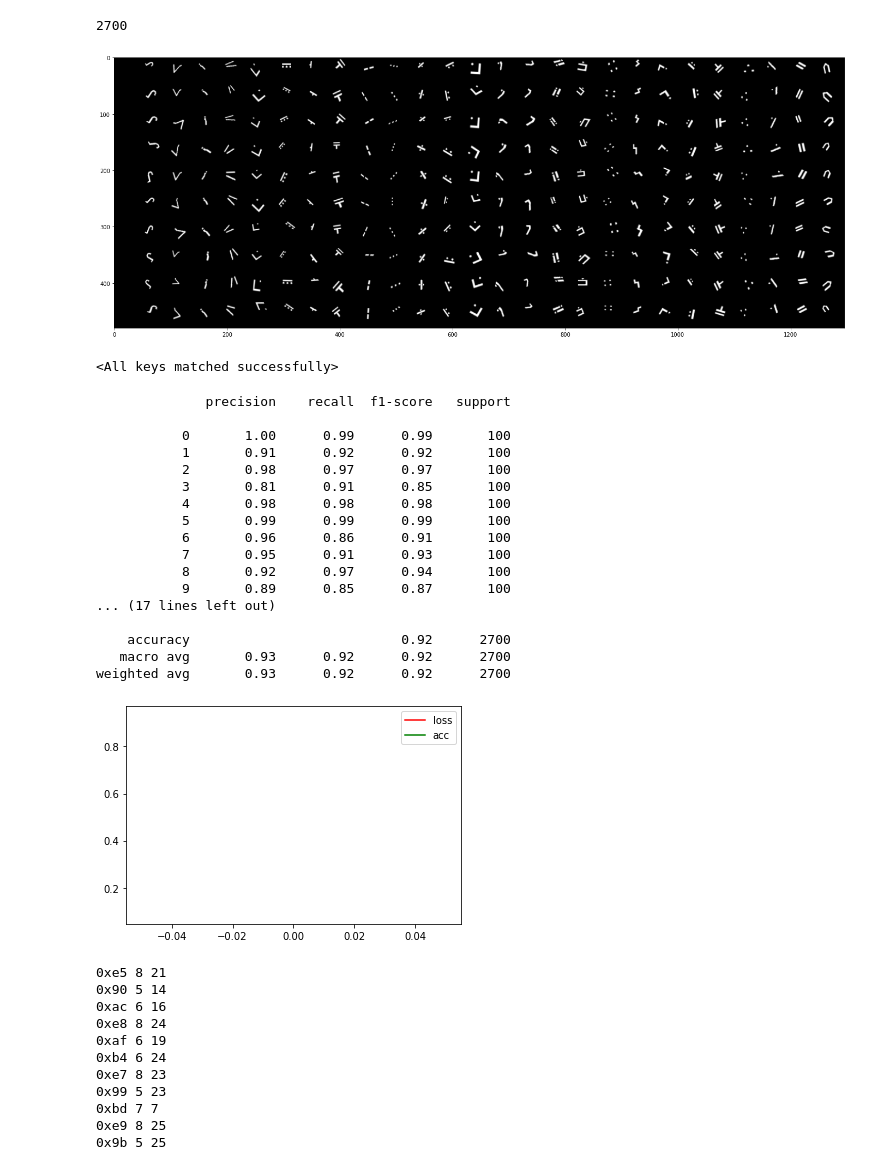
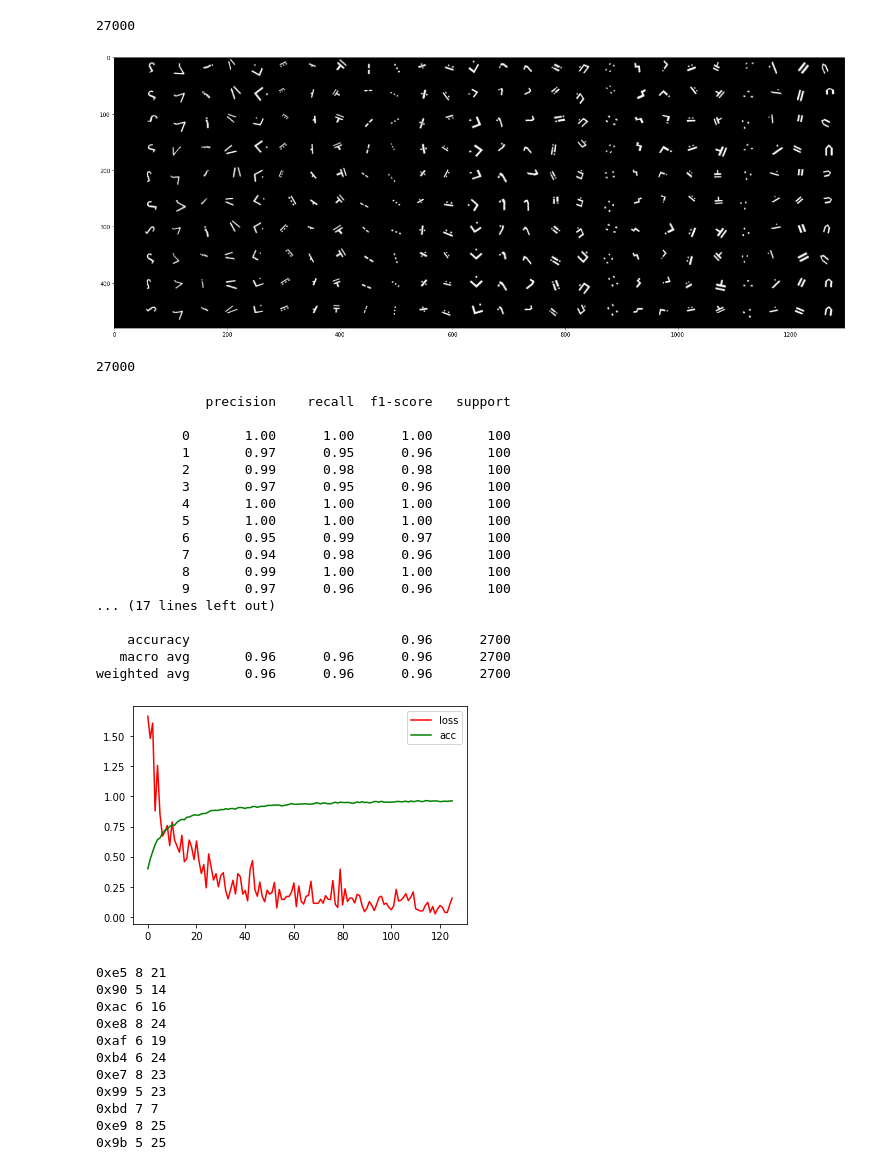
Before and after one commit to yuchouxuan/study, a Jupyter notebook: aistudy/外星语.ipynb, the cells around one changed output. Cells and saved outputs as stored; diff of their text form; code cells hidden in the pictures.

```diff
--- a/aistudy/外星语.ipynb
+++ b/aistudy/外星语.ipynb
@@ -38,7 +38,7 @@ for i in range(26):
 
 t_x=[]
 t_y=[]
-for i in tdm.trange(100):
+for i in tdm.trange(1000):
     for j in imgorg:
         t_x.append(pic_r(imgorg[j]))
         t_y.append(j)
@@ -52,7 +52,7 @@ for i in tdm.trange(100):
 
 len(t_x)
 # %% [output]
-2700
+27000
 # %%
 imgs=torch.tensor(t_x[:27*10])
 grid = utils.make_grid(imgs,27,padding=0)
@@ -62,16 +62,17 @@ plt.figure(figsize=(24,24))
 plt.imshow(grid2)
 plt.show()
 # %% [output]
-[figure, old version]
+[figure, new version]
 # %%
+b_size=32
 import torch.nn.functional as F
 class CNN(nn.Module):
     def __init__(self):
         super(CNN,self).__init__()
-        self.conv1 = nn.Conv2d(3,8,kernel_size=3,stride=1,padding=1)
+        self.conv1 = nn.Conv2d(3,b_size,kernel_size=3,stride=1,padding=1)
         self.pool = nn.MaxPool2d(2,2)
 
-        self.conv2 = nn.Conv2d(8,64,kernel_size=3,stride=1,padding=1)
+        self.conv2 = nn.Conv2d(b_size,64,kernel_size=3,stride=1,padding=1)
         self.fh0 = nn.Linear(9216,1024*3)#两个池化，
 #         self.fh1 = nn.Linear(1024*3,1024)
         self.fh2 = nn.Linear(1024*3,256)
@@ -99,9 +100,7 @@ def draw_train_process(title,iters,costs,accs,label_cost,lable_acc):
 # %%
 net = CNN()
 
-net.load_state_dict(torch.load('c:/CTF/ctfshow_mr.ai'))
+# net.load_state_dict(torch.load('c:/CTF/ctfshow_mr.ai'))
-# %% [output]
-<All keys matched successfully>
 # %%
 t_x = torch.tensor(np.array(t_x), dtype=torch.float)
 t_y= torch.tensor(np.array(t_y), dtype=torch.long)
@@ -111,6 +110,8 @@ p_y= torch.tensor(np.array(p_y), dtype=torch.long)
 len(t_x)
 # q_x = torch.tensor(np.array(q_x), dtype=torch.float)
 # q_y= torch.tensor(np.array(q_y), dtype=torch.long)
+# %% [output]
+27000
 # %%
 import datetime as dt
 import tqdm.notebook as tqnb
@@ -130,55 +131,58 @@ criterion = nn.CrossEntropyLoss()
 optimizer = optim.Adagrad(net.parameters(), lr=0.001)
 #optimizer = optim.SGD(net.parameters(), lr=0.01, momentum=0.9)
 #optimizer = torch.optim.Adam(net.parameters(),lr=0.001)#Adam优化方法比较时髦
-b_size=8
-roundx=1
+
+roundx=30
 pbar = tqnb.tqdm(total=len(t_x)//b_size*roundx)
 error=[]
 zql=[]
+cont=0
 for epoch in range(roundx):
     for i  in  range(0,len(t_x),b_size):
+        cont+=1
         inputs,labels = t_x[i:i+b_size].to(device), t_y[i:i+b_size].to(device)
         optimizer.zero_grad()
         #前向+后向+优化
 
         outputs = net.forward(inputs.to(device))
         loss = criterion(outputs,labels.to(device))
         loss.backward()
         optimizer.step()
         pbar.update(1)
-    y_pred = net(pxd)
-    y_pred = torch.argmax(y_pred, dim=1)
-    zql.append(float(accuracy_score(p_y, y_pred.cpu())))
-    error.append(loss.item())
+        if cont%200 == 0 :
+            y_pred = net(pxd)
+            y_pred = torch.argmax(y_pred, dim=1)
+            zql.append(float(accuracy_score(p_y, y_pred.cpu())))
+            error.append(loss.item())
 pbar.close()
 
 dt.datetime.now()-tstart
 
 import seaborn as sns
 
 sns.lineplot(data=error,color='red',label='loss')
 sns.lineplot(data=zql,color='green',label='acc')
 y_pred = net(p_x.to(device))
 y_pred = torch.argmax(y_pred, dim=1)
 print(classification_report(p_y, y_pred.cpu()))
 
 torch.cuda.empty_cache()
 # %% [output]
               precision    recall  f1-score   support
 
-           0       1.00      0.99      0.99       100
-           1       0.91      0.92      0.92       100
-           2       0.98      0.97      0.97       100
-           3       0.81      0.91      0.85       100
-           4       0.98      0.98      0.98       100
-           5       0.99      0.99      0.99       100
-           6       0.96      0.86      0.91       100
-           7       0.95      0.91      0.93       100
-           8       0.92      0.97      0.94       100
-           9       0.89      0.85      0.87       100
+           0       1.00      1.00      1.00       100
+           1       0.97      0.95      0.96       100
+           2       0.99      0.98      0.98       100
+           3       0.97      0.95      0.96       100
+           4       1.00      1.00      1.00       100
+           5       1.00      1.00      1.00       100
+           6       0.95      0.99      0.97       100
+           7       0.94      0.98      0.96       100
+           8       0.99      1.00      1.00       100
+           9       0.97      0.96      0.96       100
 ... (17 lines left out)
 
-    accuracy                           0.92      2700
-   macro avg       0.93      0.92      0.92      2700
-weighted avg       0.93      0.92      0.92      2700
+    accuracy                           0.96      2700
+   macro avg       0.96      0.96      0.96      2700
+weighted avg       0.96      0.96      0.96      2700
-[figure, old version]
+[figure, new version]
```
Also changed, not shown: parts of 5 cells of this notebook, 2 other files.
